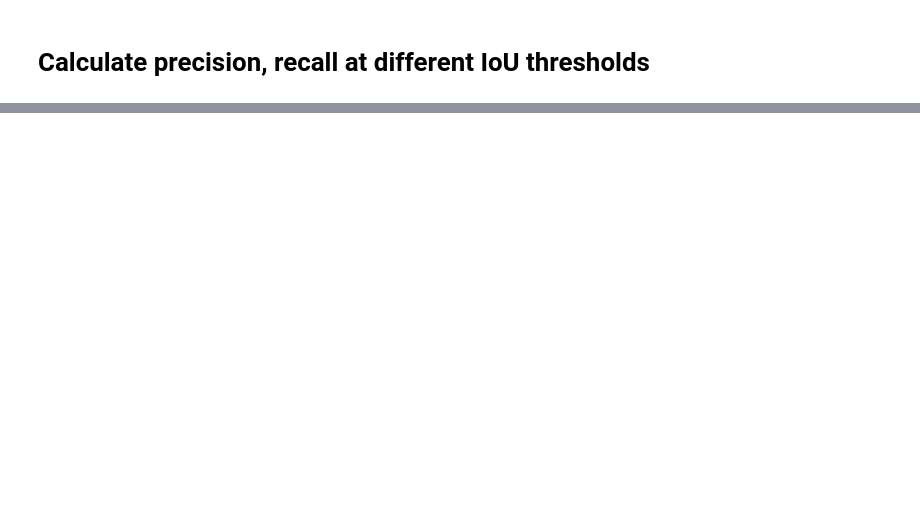
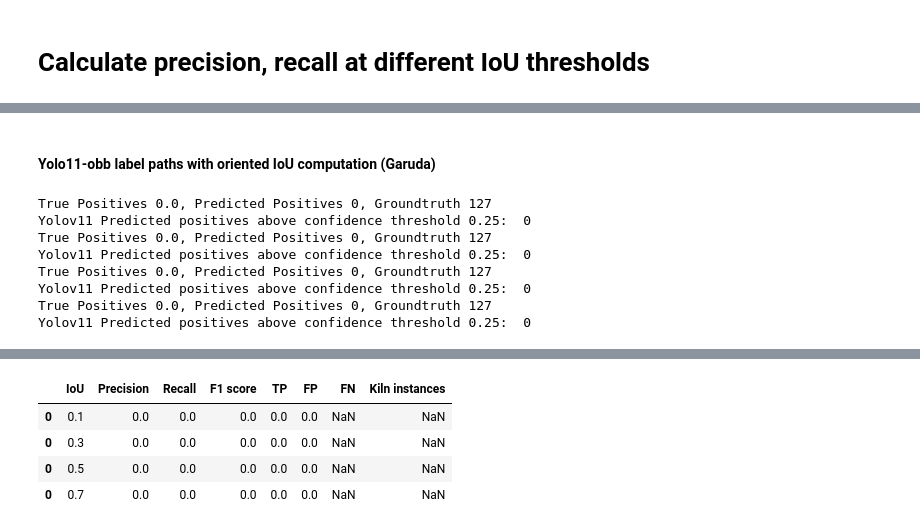
Before and after one commit to shataxiDubey/vlm_on_planet, a Jupyter notebook: random_baseline_prediction.ipynb, the cells around one changed output, grey strips where cells are left out. Saved outputs shown, nothing was run; the diff lists cells and outputs as text; code cells hidden in the pictures; blank space fills up the shorter version.

```diff
--- a/random_baseline_prediction.ipynb
+++ b/random_baseline_prediction.ipynb
@@ -314,0 +383,71 @@ true_bg              1621.0           0.0
+# %% [markdown]
+#### Yolo11-obb label paths with oriented IoU computation (Garuda)
+# %%
+import os
+# remove all predictions with confidence less than 0.3
+df = pd.DataFrame({}, columns = ['IoU', 'Precision', 'Recall', 'F1 score', 'TP', 'FP', 'FN', 'Kiln instances'])
+target_results = []
+predicted_results = []
+conf_threshold = 0.25
+predicted_label_path = '/home/shataxi.dubey/shataxi_work/vlm_on_planet/Yolo/predict/lucknow_obb_v_20_10__320_100/lucknow/labels'
+groundtruth_path = '/home/shataxi.dubey/shataxi_work/vlm_on_planet/lucknow_train_test_split/test/labels'
+# predicted_label_path = '/home/shataxi.dubey/shataxi_work/vlm_on_planet/Yolo/predict/wb_small_airshed_obb_v_297_150__320_100/wb/labels'
+# groundtruth_path = '/home/shataxi.dubey/shataxi_work/vlm_on_planet/data/processed_data/wb_small_airshed/labels'
+labels_path = glob(groundtruth_path+'/*')
+# predicted_label_path = '/home/shataxi.dubey/shataxi_work/vlm_on_planet/Yolo/runs/lucknow_obb_v_60_30__320_100_batch32/labels'
+# labels_path=glob('/home/shataxi.dubey/shataxi_work/vlm_on_planet/test/labels/*')
+
+for label_path in labels_path:
+    bbox = np.loadtxt(label_path, ndmin = 2)
+    target_results.append(bbox)
+    label_file = os.path.basename(label_path)
+    predicted_label_file = os.path.join(predicted_label_path, label_file)
+    if not os.path.exists(predicted_label_file):
+        predicted_results.append([])
+    else:
+        bboxes = np.loadtxt(predicted_label_file, ndmin = 2)
+        bboxes = bboxes[bboxes[:,-1] >= conf_threshold]
+        predicted_results.append(bboxes[:,1:-1])
+
+for pred_path in glob(predicted_label_path+'/*'):
+    predicted_label_file = os.path.basename(pred_path)
+    bboxes = np.loadtxt(pred_path, ndmin = 2)
+    bboxes = bboxes[bboxes[:,-1] >= conf_threshold]
+
+    label_file = groundtruth_path + '/' + predicted_label_file
+    if not os.path.exists(label_file):
+        predicted_results.append(bboxes[:,1:-1])
+        target_results.append([])
+
+new_target_results = modify_class(target_results)
+new_predicted_results = add_class_confidence(predicted_results)
+
+for iou in [0.1, 0.3, 0.5, 0.7]:
+    cm, cm_df = calculate_confusion_matrix(new_predicted_results, new_target_results, conf_threshold, iou_threshold = iou, img_size = 320)
+    _, recall, f1_score = calculate_precision_recall(cm_df, new_predicted_results, new_target_results)
+    tp = cm_df.loc['true kilns']['predicted kilns']
+
+    predicted_positive = 0
+    label_paths = glob(predicted_label_path+'/*')
+    for label_path in label_paths:
+        bboxes = np.loadtxt(label_path, ndmin = 2)
+        bboxes = bboxes[bboxes[:,-1] >= conf_threshold]
+        predicted_positive += len(bboxes)
+
+    print(f'Yolov11 Predicted positives above confidence threshold {conf_threshold}: ',predicted_positive)
+
+    precision = tp/ (predicted_positive + 1e-9)
+
+    f1_score = 2 * (precision * recall) / (precision + recall + 1e-9)
+    df = pd.concat([df, pd.DataFrame({'IoU': iou, 'Precision': precision, 'Recall': recall, 'F1 score': f1_score, 'TP': tp, 'FP': predicted_positive - tp, 'FN': tp / recall - tp, 'Kiln instances': tp / recall}, index = [0])])
+
+display(df)
+# %% [output]
+True Positives 0.0, Predicted Positives 0, Groundtruth 127
+Yolov11 Predicted positives above confidence threshold 0.25:  0
+True Positives 0.0, Predicted Positives 0, Groundtruth 127
+Yolov11 Predicted positives above confidence threshold 0.25:  0
+True Positives 0.0, Predicted Positives 0, Groundtruth 127
+Yolov11 Predicted positives above confidence threshold 0.25:  0
+True Positives 0.0, Predicted Positives 0, Groundtruth 127
+Yolov11 Predicted positives above confidence threshold 0.25:  0
@@ -314,0 +456,5 @@ true_bg              1621.0           0.0
+|  | IoU | Precision | Recall | F1 score | TP | FP | FN | Kiln instances |
+| 0 | 0.1 | 0.0 | 0.0 | 0.0 | 0.0 | 0.0 | NaN | NaN |
+| 0 | 0.3 | 0.0 | 0.0 | 0.0 | 0.0 | 0.0 | NaN | NaN |
+| 0 | 0.5 | 0.0 | 0.0 | 0.0 | 0.0 | 0.0 | NaN | NaN |
+| 0 | 0.7 | 0.0 | 0.0 | 0.0 | 0.0 | 0.0 | NaN | NaN |
```
Also changed, not shown: parts of 15 cells of this notebook, 11 other files.
